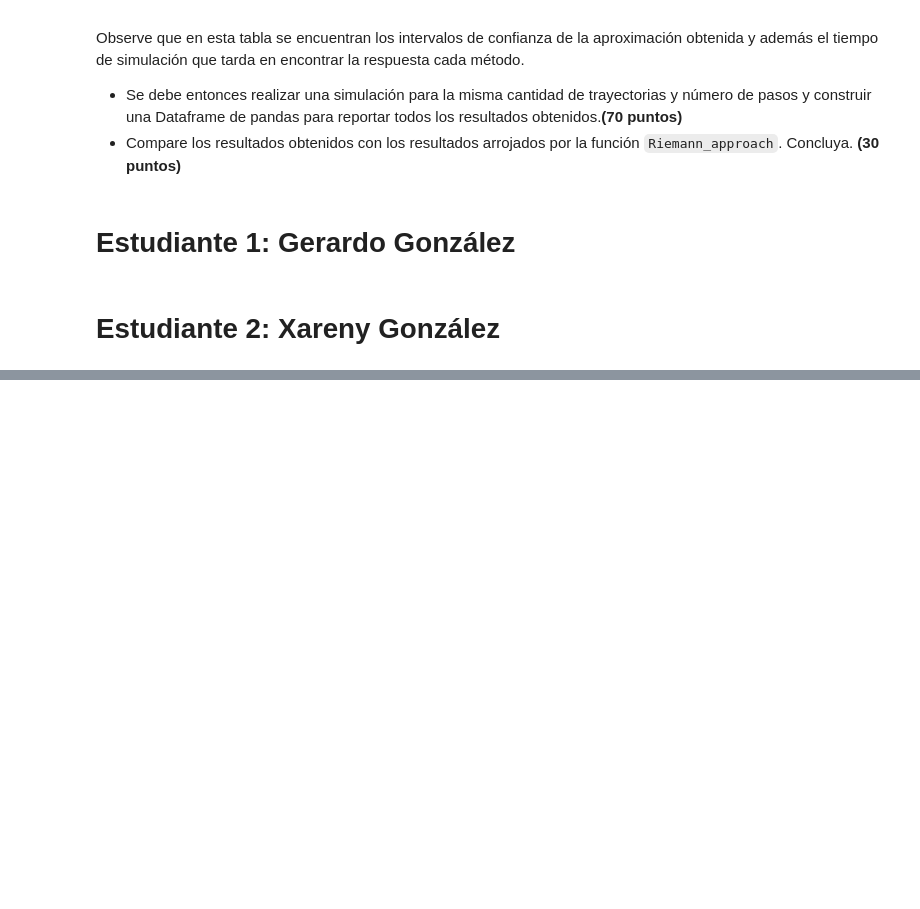
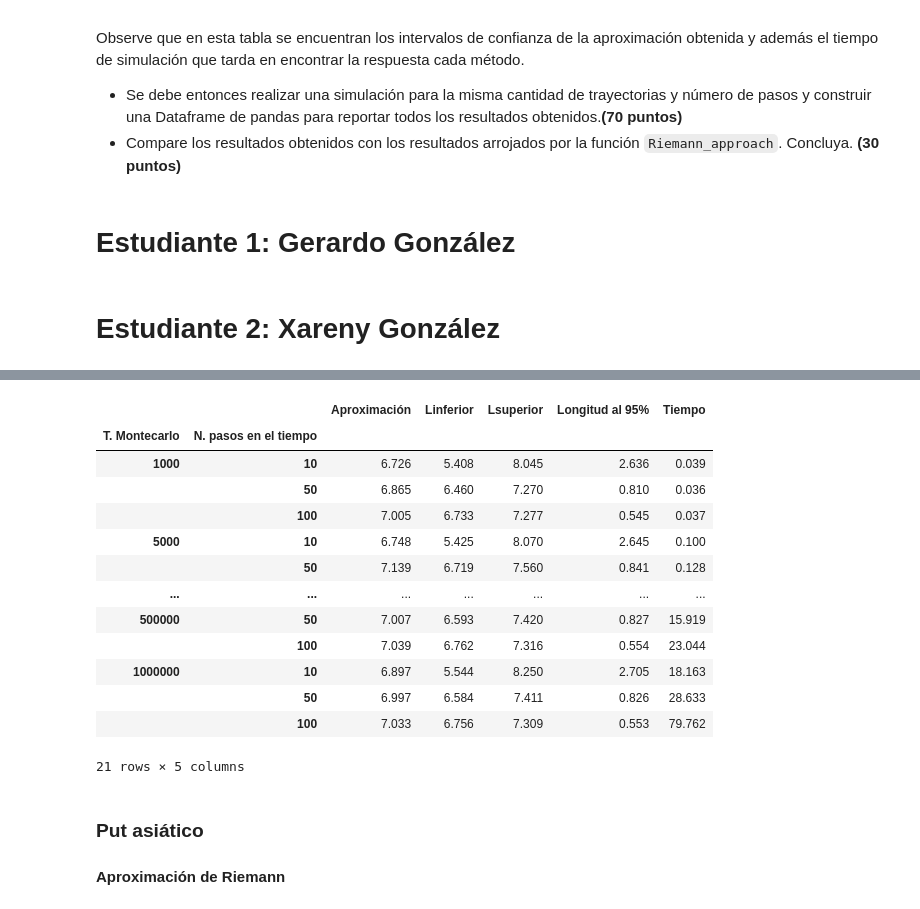
Before and after one commit to Xarenyglp/Tarea9_GonzalezGerardo_GonzalezXareny, a Jupyter notebook: Tarea9_GonzalezGerardo_GonzalezXareny.ipynb, the cells around one changed output, grey strips where cells are left out. Drawn from its saved outputs; the diff is of its cells as text; code cells hidden in the pictures; blank space fills up the shorter version.

```diff
--- a/Tarea9_GonzalezGerardo_GonzalezXareny.ipynb
+++ b/Tarea9_GonzalezGerardo_GonzalezXareny.ipynb
@@ -27,0 +456,26 @@ Observe que en esta tabla se encuentran los intervalos de confianza de la aproxi
+# %%
+
+st_call = [[Trapeze_approach(K, r, S0, j, i, sigma, T, 'Call', 0.95) for i in Ns_sim] for j in Nt_sim]
+# %%
+callTrap = pd.DataFrame(valores(st_call),
+                                 columns=['Aproximación', 'Linferior', 'Lsuperior', 'Longitud al 95%', 'Tiempo'],
+                                 index=pd.MultiIndex.from_arrays(index, names=('T. Montecarlo', 'N. pasos en el tiempo')))
+callTrap
+# %% [output]
+|  |  | Aproximación | Linferior | Lsuperior | Longitud al 95% | Tiempo |
+| T. Montecarlo | N. pasos en el tiempo |  |  |  |  |  |
+| 1000 | 10 | 6.726 | 5.408 | 8.045 | 2.636 | 0.039 |
+|  | 50 | 6.865 | 6.460 | 7.270 | 0.810 | 0.036 |
+|  | 100 | 7.005 | 6.733 | 7.277 | 0.545 | 0.037 |
+| 5000 | 10 | 6.748 | 5.425 | 8.070 | 2.645 | 0.100 |
+|  | 50 | 7.139 | 6.719 | 7.560 | 0.841 | 0.128 |
+| ... | ... | ... | ... | ... | ... | ... |
+| 500000 | 50 | 7.007 | 6.593 | 7.420 | 0.827 | 15.919 |
+|  | 100 | 7.039 | 6.762 | 7.316 | 0.554 | 23.044 |
+| 1000000 | 10 | 6.897 | 5.544 | 8.250 | 2.705 | 18.163 |
+|  | 50 | 6.997 | 6.584 | 7.411 | 0.826 | 28.633 |
+|  | 100 | 7.033 | 6.756 | 7.309 | 0.553 | 79.762 |
+21 rows × 5 columns
+# %% [markdown]
+### Put asiático
+####  Aproximación de Riemann
```
Also changed, not shown: parts of 26 cells of this notebook.
